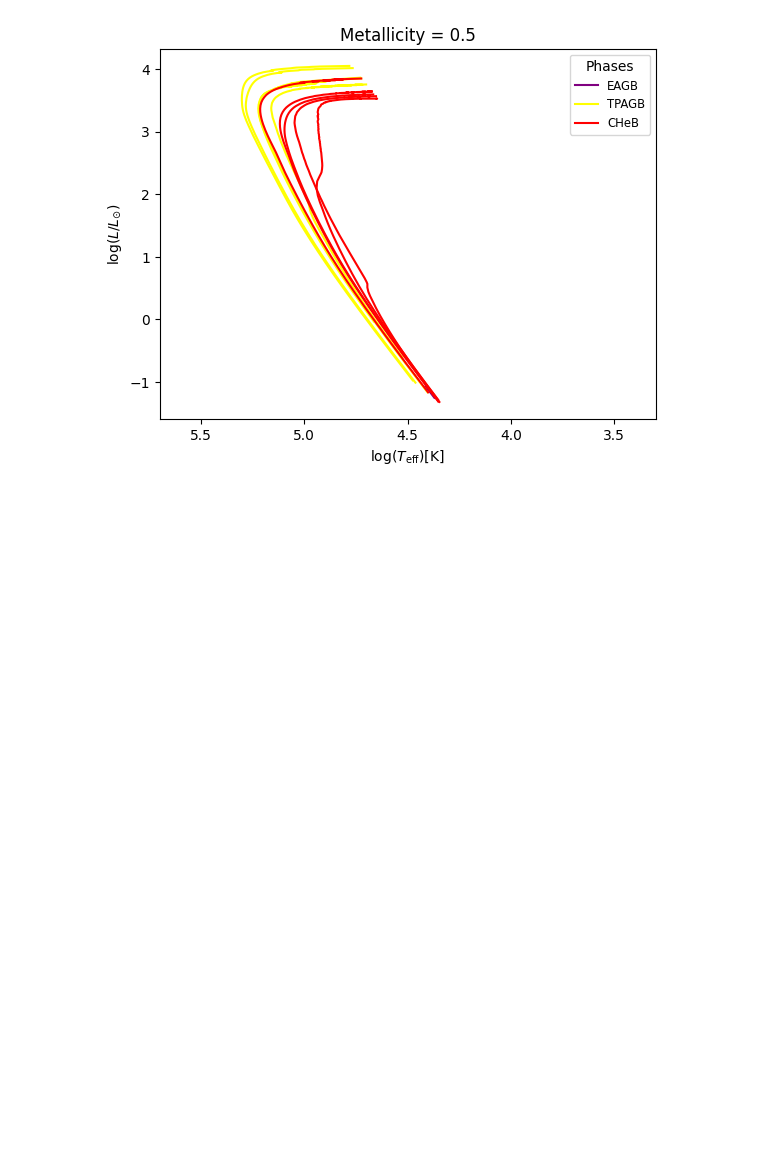
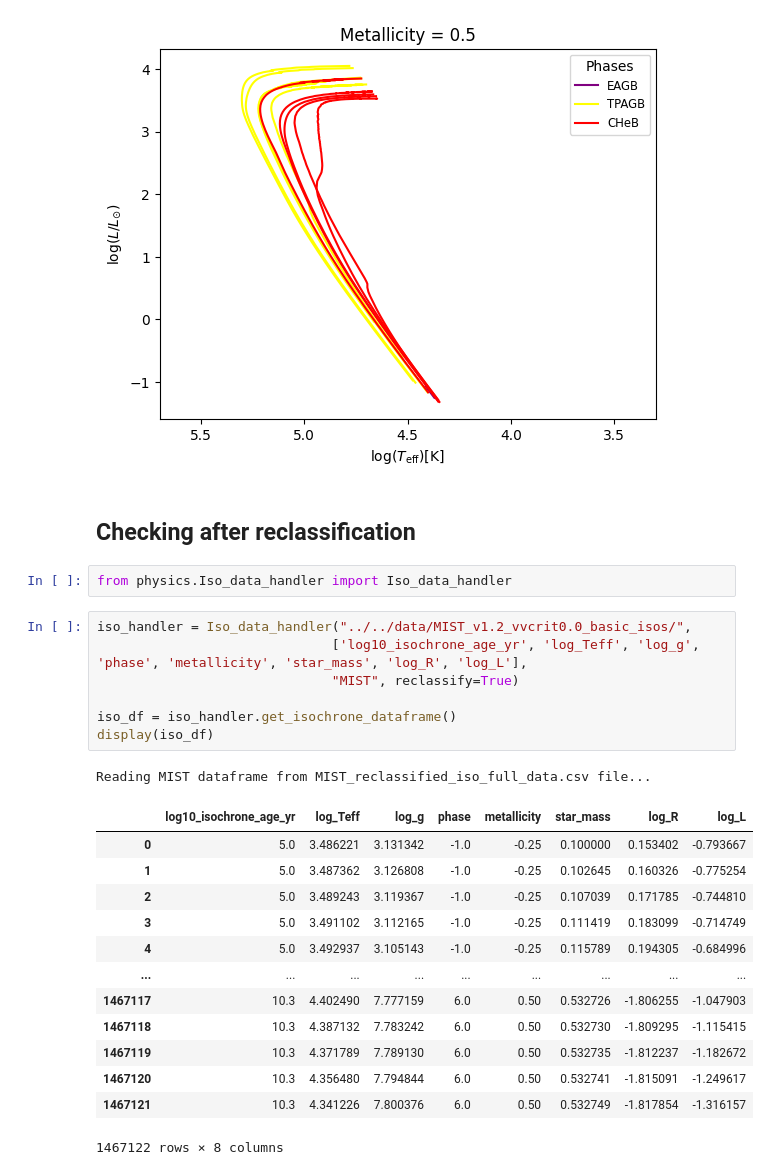
Before and after one commit to anpirott/thesis, a Jupyter notebook: notebooks/physics/MIST_data_checking.ipynb, the cells around one changed output. Drawn from its saved outputs; the diff is of its cells as text; blank space fills up the shorter version.

```diff
--- a/notebooks/physics/MIST_data_checking.ipynb
+++ b/notebooks/physics/MIST_data_checking.ipynb
@@ -480,3 +481,29 @@ show_HR(phase_log_R_filtered_iso_df)
 [figure]
 [figure]
 [figure]
+# %% [markdown]
+## Checking after reclassification
+# %%
+from physics.Iso_data_handler import Iso_data_handler
+# %%
+iso_handler = Iso_data_handler("../../data/MIST_v1.2_vvcrit0.0_basic_isos/",
+                              ['log10_isochrone_age_yr', 'log_Teff', 'log_g', 'phase', 'metallicity', 'star_mass', 'log_R', 'log_L'],
+                              "MIST", reclassify=True)
+
+iso_df = iso_handler.get_isochrone_dataframe()
+display(iso_df)
+# %% [output]
+Reading MIST dataframe from MIST_reclassified_iso_full_data.csv file...
+|  | log10_isochrone_age_yr | log_Teff | log_g | phase | metallicity | star_mass | log_R | log_L |
+| 0 | 5.0 | 3.486221 | 3.131342 | -1.0 | -0.25 | 0.100000 | 0.153402 | -0.793667 |
+| 1 | 5.0 | 3.487362 | 3.126808 | -1.0 | -0.25 | 0.102645 | 0.160326 | -0.775254 |
+| 2 | 5.0 | 3.489243 | 3.119367 | -1.0 | -0.25 | 0.107039 | 0.171785 | -0.744810 |
+| 3 | 5.0 | 3.491102 | 3.112165 | -1.0 | -0.25 | 0.111419 | 0.183099 | -0.714749 |
+| 4 | 5.0 | 3.492937 | 3.105143 | -1.0 | -0.25 | 0.115789 | 0.194305 | -0.684996 |
+| ... | ... | ... | ... | ... | ... | ... | ... | ... |
+| 1467117 | 10.3 | 4.402490 | 7.777159 | 6.0 | 0.50 | 0.532726 | -1.806255 | -1.047903 |
+| 1467118 | 10.3 | 4.387132 | 7.783242 | 6.0 | 0.50 | 0.532730 | -1.809295 | -1.115415 |
+| 1467119 | 10.3 | 4.371789 | 7.789130 | 6.0 | 0.50 | 0.532735 | -1.812237 | -1.182672 |
+| 1467120 | 10.3 | 4.356480 | 7.794844 | 6.0 | 0.50 | 0.532741 | -1.815091 | -1.249617 |
+| 1467121 | 10.3 | 4.341226 | 7.800376 | 6.0 | 0.50 | 0.532749 | -1.817854 | -1.316157 |
+1467122 rows × 8 columns
```
Also changed, not shown: parts of 3 cells of this notebook, 2 other files.
